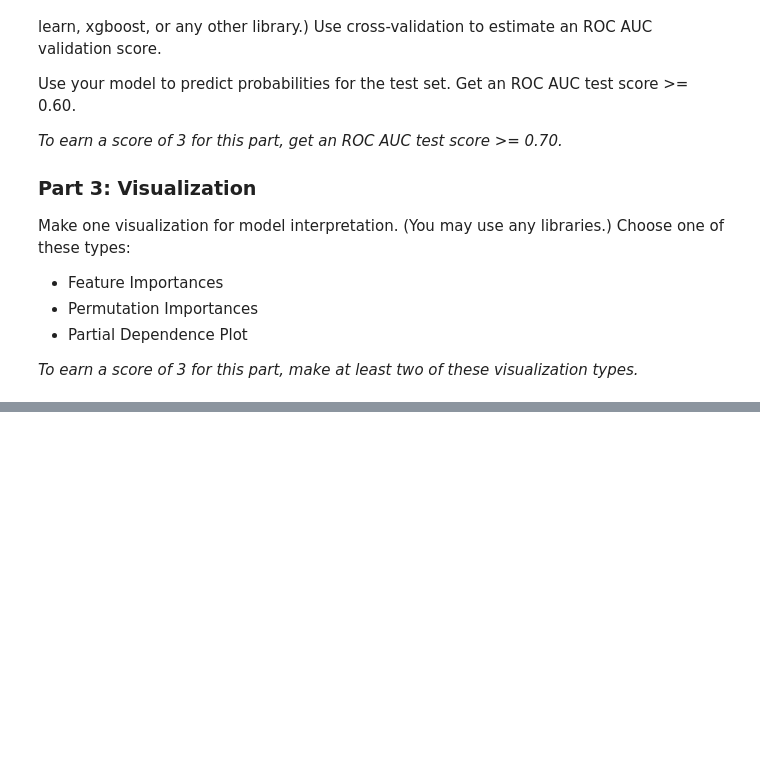
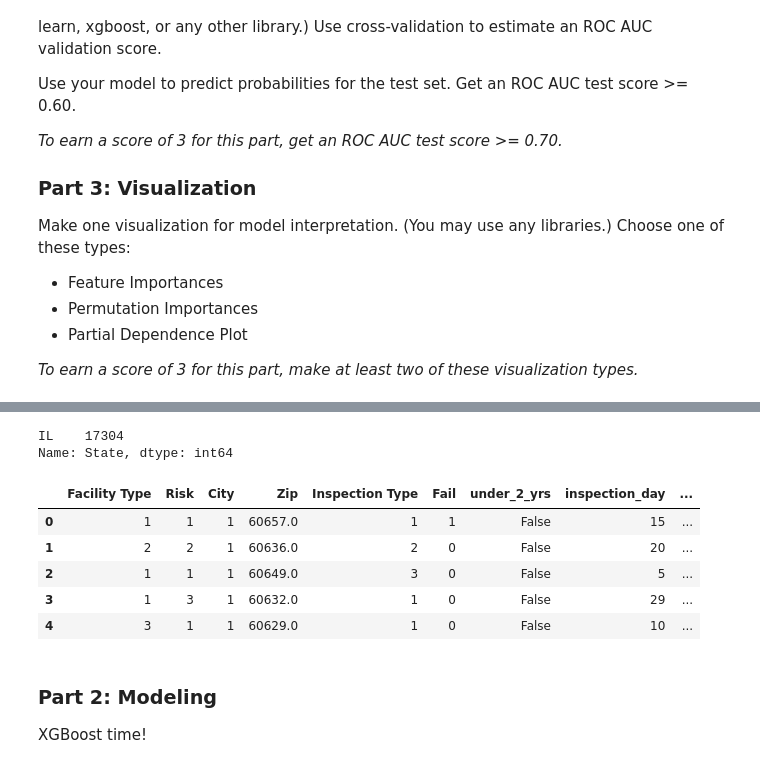
Before and after one commit to bloominstituteoftechnology/DS-Unit-4-Sprint-1-Tree-Ensembles, a Jupyter notebook: DS41SC.ipynb, the cells around one changed output, grey strips where cells are left out. Saved outputs shown, nothing was run; the diff lists cells and outputs as text; code cells hidden in the pictures; blank space fills up the shorter version.

```diff
--- a/DS41SC.ipynb
+++ b/DS41SC.ipynb
@@ -54,0 +134,5 @@ _To earn a score of 3 for this part, make at least two of these visualization ty
+# %%
+test.State.value_counts()
+# %% [output]
+IL    17304
+Name: State, dtype: int64
@@ -54,0 +194,13 @@ _To earn a score of 3 for this part, make at least two of these visualization ty
+# %%
+df_train.head()
+# %% [output]
+|  | Facility Type | Risk | City | Zip | Inspection Type | Fail | under_2_yrs | inspection_day | ... |
+| 0 | 1 | 1 | 1 | 60657.0 | 1 | 1 | False | 15 | ... |
+| 1 | 2 | 2 | 1 | 60636.0 | 2 | 0 | False | 20 | ... |
+| 2 | 1 | 1 | 1 | 60649.0 | 3 | 0 | False | 5 | ... |
+| 3 | 1 | 3 | 1 | 60632.0 | 1 | 0 | False | 29 | ... |
+| 4 | 3 | 1 | 1 | 60629.0 | 1 | 0 | False | 10 | ... |
+# %% [markdown]
+### Part 2: Modeling
+
+XGBoost time!
```
Also changed, not shown: parts of 17 cells of this notebook.
